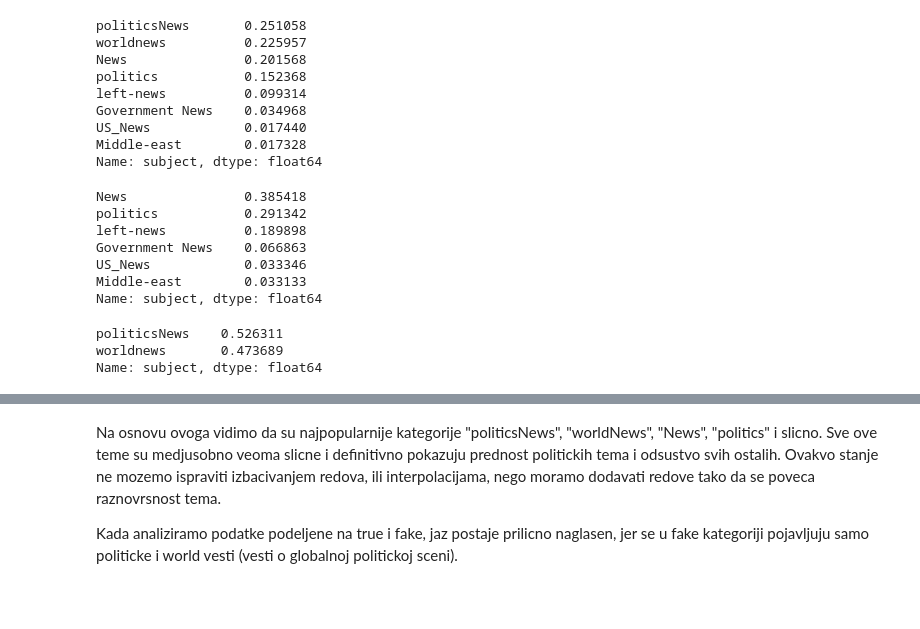
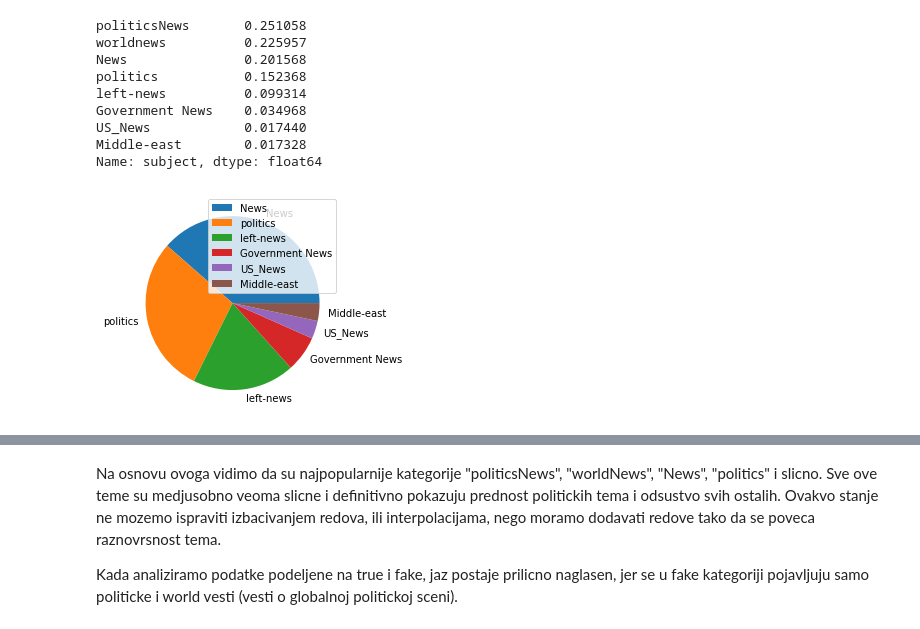
Before and after one commit to LukaKrickovic/news-recommendation, a Jupyter notebook: notebooks/fake_news_dataset_creation.ipynb, the cells around one changed output, grey strips where cells are left out. Drawn from its saved outputs; the diff is of its cells as text; code cells hidden in the pictures; blank space fills up the shorter version.

Commit message:
featue: update fake news dataset

```diff
--- a/notebooks/fake_news_dataset_creation.ipynb
+++ b/notebooks/fake_news_dataset_creation.ipynb
@@ -60,19 +60,9 @@ Name: subject, dtype: float64
 # %%
 true_df = df[df['fake'] == True]
 fake_df = df[df['fake'] == False]
-# %%
-true_df['subject'].value_counts(normalize=True)
-# %% [output]
-News               0.385418
-politics           0.291342
-left-news          0.189898
-Government News    0.066863
-US_News            0.033346
-Middle-east        0.033133
-Name: subject, dtype: float64
-# %%
-fake_df['subject'].value_counts(normalize=True)
-# %% [output]
-politicsNews    0.526311
-worldnews       0.473689
-Name: subject, dtype: float64
+# %%
+plt.pie(true_df['subject'].value_counts(normalize=True), labels = true_df['subject'].value_counts(normalize=True).keys())
+plt.legend()
+plt.show()
+# %% [output]
+[figure, added]
```
Also changed, not shown: parts of 8 cells of this notebook, 1 other file.
